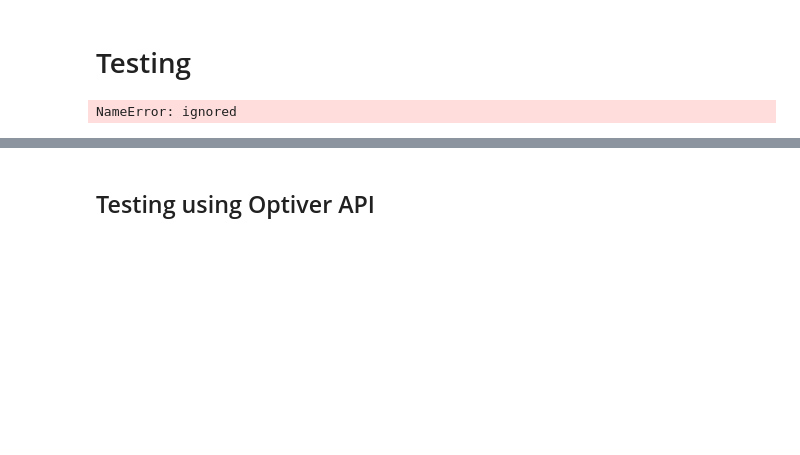
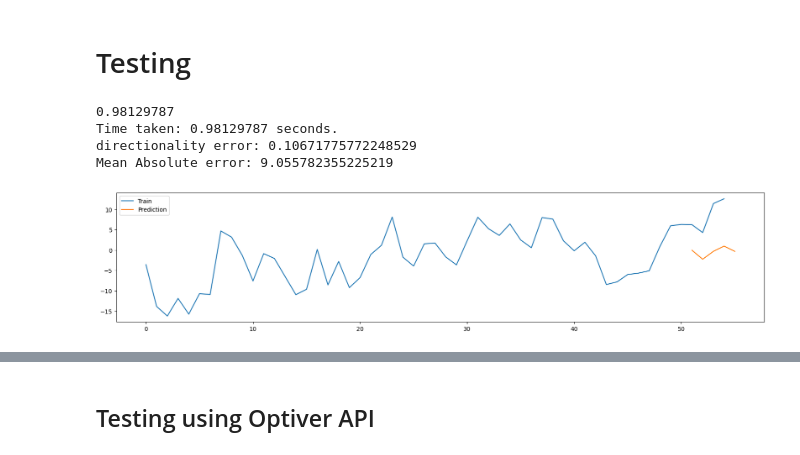
Before and after one commit to UNT-CSCE-Projects/US_stock_market_prediction, a Jupyter notebook: Optiver_Trading_at_the_close.ipynb, the cells around one changed output, grey strips where cells are left out. Saved outputs shown, nothing was run; the diff lists cells and outputs as text; code cells hidden in the pictures; blank space fills up the shorter version.

Commit message:
Added error calculations

```diff
--- a/Optiver_Trading_at_the_close.ipynb
+++ b/Optiver_Trading_at_the_close.ipynb
@@ -560,7 +530,7 @@ from statsmodels.graphics.tsaplots import plot_predict
 from statsmodels.tsa.stattools import acf
 from statsmodels.tsa.stattools import pacf
 
-start = time.perf_counter_ns()
+time_start = time.perf_counter_ns()
 
 train_dataset_row_22 = train_dataset[train_dataset['stock_id'] == 17]
 
@@ -575,23 +545,41 @@ end = day * 55
 
 # train_22_pacf = pacf(train_22[start:end-4], alpha=0.05)
 
-arma_diff1 = ARIMA(train_22[start:end-4].diff(), order=(1, 0, 3)).fit()
+arma_diff1 = ARIMA(train_22[start:end-4].diff(), order=(3, 0, 3)).fit()
 
-forecast = arma_diff1.predict(end-4, end-1, dynamic=True)
+forecast = arma_diff1.predict(end-4, end, dynamic=True)
 test = train_22[end-4: end]
 
 # mse = ((forecast.to_frame().predicted_mean - test.target) ** 2).mean()
 baseline_mae = (forecast.to_frame().predicted_mean - test.target).abs().mean()
 
-end = time.perf_counter_ns()
+time_end = time.perf_counter_ns()
 
-#print((end - start)/1000000000)
+#print((time_end - time_start)/1000000000)
+
+print(f'Time taken: {(time_end - time_start)/1000000000} seconds.')
 
 autocorrelation = acf(forecast, nlags=1)
 
 directionality_error = np.sum(np.abs(autocorrelation[1:])) / len(autocorrelation[1:])
 
 print(f'directionality error: {directionality_error}')
+
+print(f'Mean Absolute error: {baseline_mae}')
 # %% [output]
-NameError: ignored
+0.98129787
+Time taken: 0.98129787 seconds.
+directionality error: 0.10671775772248529
+Mean Absolute error: 9.055782355225219
+# %%
+y1 = train_22[start:end]
+y2 = forecast
+
+plt.figure(figsize=(20,4))
+plt.plot(y1[start:end], label='Train')
+plt.plot(y2[start:end], label='Prediction')
+plt.legend()
+plt.show()
+# %% [output]
+[figure, added]
 # %%
```
Also changed, not shown: parts of 9 cells of this notebook.
